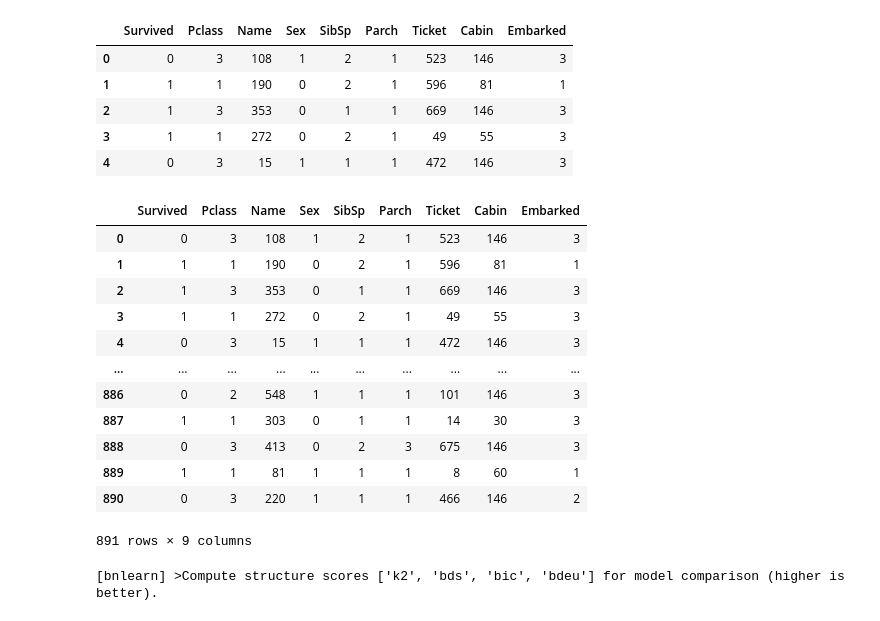
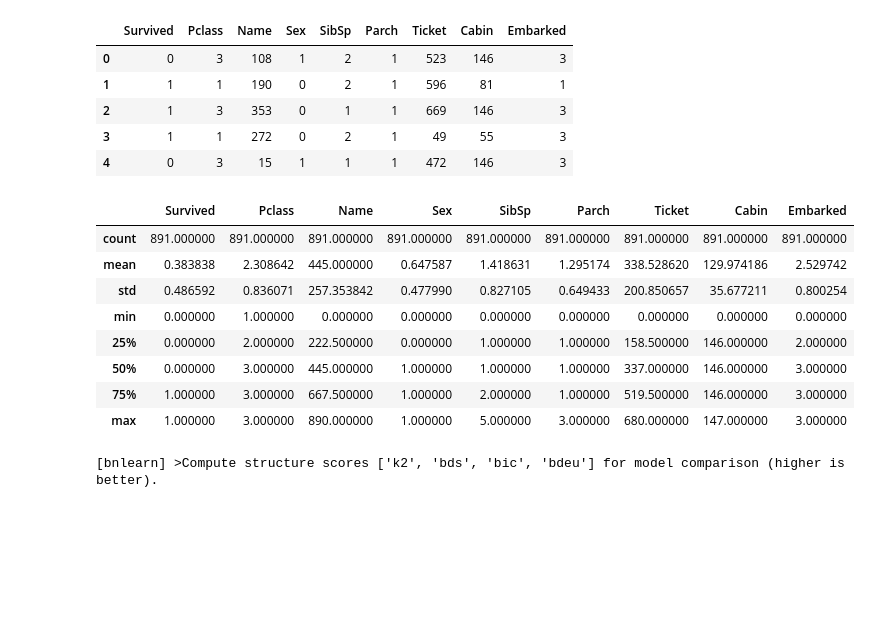
Before and after one commit to rugonzs/FLAI, a Jupyter notebook: Using FLAI for causal.ipynb, the cells around one changed output. Drawn from its saved outputs; the diff is of its cells as text; code cells hidden in the pictures; blank space fills up the shorter version.

```diff
--- a/Using FLAI for causal.ipynb
+++ b/Using FLAI for causal.ipynb
@@ -24,21 +24,17 @@ flai_dataset.data.head(5)
 | 3 | 1 | 1 | 272 | 0 | 2 | 1 | 49 | 55 | 3 |
 | 4 | 0 | 3 | 15 | 1 | 1 | 1 | 472 | 146 | 3 |
 # %%
-flai_dataset.data
+flai_dataset.data.describe()
 # %% [output]
 |  | Survived | Pclass | Name | Sex | SibSp | Parch | Ticket | Cabin | Embarked |
-| 0 | 0 | 3 | 108 | 1 | 2 | 1 | 523 | 146 | 3 |
-| 1 | 1 | 1 | 190 | 0 | 2 | 1 | 596 | 81 | 1 |
-| 2 | 1 | 3 | 353 | 0 | 1 | 1 | 669 | 146 | 3 |
-| 3 | 1 | 1 | 272 | 0 | 2 | 1 | 49 | 55 | 3 |
-| 4 | 0 | 3 | 15 | 1 | 1 | 1 | 472 | 146 | 3 |
-| ... | ... | ... | ... | ... | ... | ... | ... | ... | ... |
-| 886 | 0 | 2 | 548 | 1 | 1 | 1 | 101 | 146 | 3 |
-| 887 | 1 | 1 | 303 | 0 | 1 | 1 | 14 | 30 | 3 |
-| 888 | 0 | 3 | 413 | 0 | 2 | 3 | 675 | 146 | 3 |
-| 889 | 1 | 1 | 81 | 1 | 1 | 1 | 8 | 60 | 1 |
-| 890 | 0 | 3 | 220 | 1 | 1 | 1 | 466 | 146 | 2 |
+| count | 891.000000 | 891.000000 | 891.000000 | 891.000000 | 891.000000 | 891.000000 | 891.000000 | 891.000000 | 891.000000 |
+| mean | 0.383838 | 2.308642 | 445.000000 | 0.647587 | 1.418631 | 1.295174 | 338.528620 | 129.974186 | 2.529742 |
+| std | 0.486592 | 0.836071 | 257.353842 | 0.477990 | 0.827105 | 0.649433 | 200.850657 | 35.677211 | 0.800254 |
+| min | 0.000000 | 1.000000 | 0.000000 | 0.000000 | 0.000000 | 0.000000 | 0.000000 | 0.000000 | 0.000000 |
+| 25% | 0.000000 | 2.000000 | 222.500000 | 0.000000 | 1.000000 | 1.000000 | 158.500000 | 146.000000 | 2.000000 |
+| 50% | 0.000000 | 3.000000 | 445.000000 | 1.000000 | 1.000000 | 1.000000 | 337.000000 | 146.000000 | 3.000000 |
+| 75% | 1.000000 | 3.000000 | 667.500000 | 1.000000 | 2.000000 | 1.000000 | 519.500000 | 146.000000 | 3.000000 |
+| max | 1.000000 | 3.000000 | 890.000000 | 1.000000 | 5.000000 | 3.000000 | 680.000000 | 147.000000 | 3.000000 |
-891 rows × 9 columns
 # %%
 flai_graph = causal_graph.CausalGraph(flai_dataset)
 # %% [output]
```
Also changed, not shown: parts of 63 cells of this notebook, 5 other files.
